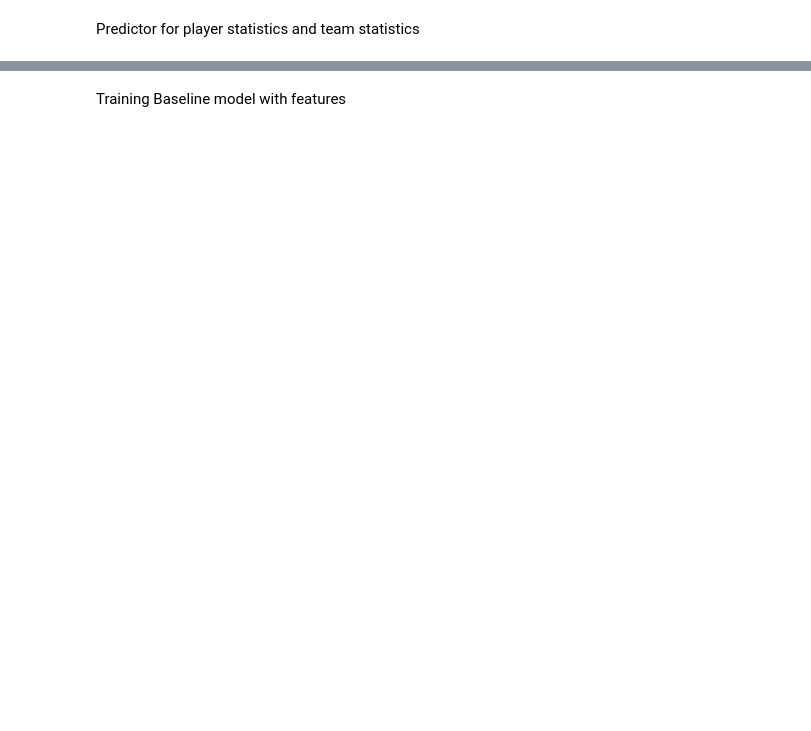
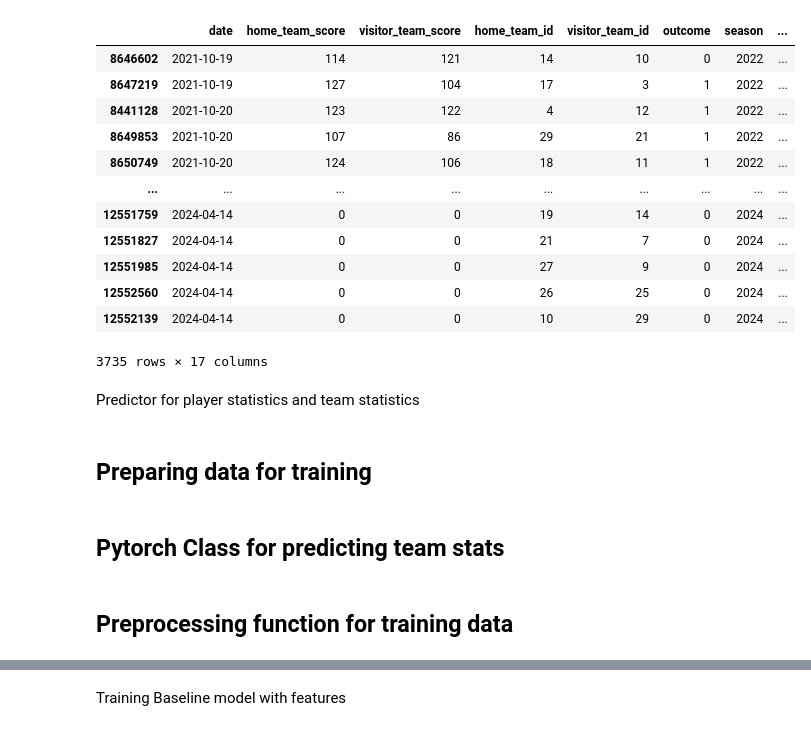
Before and after one commit to RyanCao2005/NBA-predictor, a Jupyter notebook: BinaryClassifier.ipynb, the cells around one changed output, grey strips where cells are left out. Drawn from its saved outputs; the diff is of its cells as text; code cells hidden in the pictures; blank space fills up the shorter version.

Commit message:
Updated preprocessing, tested features

```diff
--- a/BinaryClassifier.ipynb
+++ b/BinaryClassifier.ipynb
@@ -102,5 +114,22 @@ def calculate_date_features(merged_data):
 
     return merged_data
+# %%
+merged_data = calculate_date_features(merged_data)
+merged_data
+# %% [output]
+|  | date | home_team_score | visitor_team_score | home_team_id | visitor_team_id | outcome | season | ... |
+| 8646602 | 2021-10-19 | 114 | 121 | 14 | 10 | 0 | 2022 | ... |
+| 8647219 | 2021-10-19 | 127 | 104 | 17 | 3 | 1 | 2022 | ... |
+| 8441128 | 2021-10-20 | 123 | 122 | 4 | 12 | 1 | 2022 | ... |
+| 8649853 | 2021-10-20 | 107 | 86 | 29 | 21 | 1 | 2022 | ... |
+| 8650749 | 2021-10-20 | 124 | 106 | 18 | 11 | 1 | 2022 | ... |
+| ... | ... | ... | ... | ... | ... | ... | ... | ... |
+| 12551759 | 2024-04-14 | 0 | 0 | 19 | 14 | 0 | 2024 | ... |
+| 12551827 | 2024-04-14 | 0 | 0 | 21 | 7 | 0 | 2024 | ... |
+| 12551985 | 2024-04-14 | 0 | 0 | 27 | 9 | 0 | 2024 | ... |
+| 12552560 | 2024-04-14 | 0 | 0 | 26 | 25 | 0 | 2024 | ... |
+| 12552139 | 2024-04-14 | 0 | 0 | 10 | 29 | 0 | 2024 | ... |
+3735 rows × 17 columns
 # %% [markdown]
 Predictor for player statistics and team statistics
 # %%
@@ -152,0 +235,2 @@ def prepare_data(player_data, merged_data, selected_features, target_statistic):
+# %% [markdown]
+## Preparing data for training
@@ -152,0 +255,2 @@ def prepare_data(player_data, merged_data, selected_features, target_statistic):
+# %% [markdown]
+## Pytorch Class for predicting team stats
@@ -152,0 +281,2 @@ def prepare_data(player_data, merged_data, selected_features, target_statistic):
+# %% [markdown]
+## Preprocessing function for training data
```
Also changed, not shown: parts of 12 cells of this notebook.
